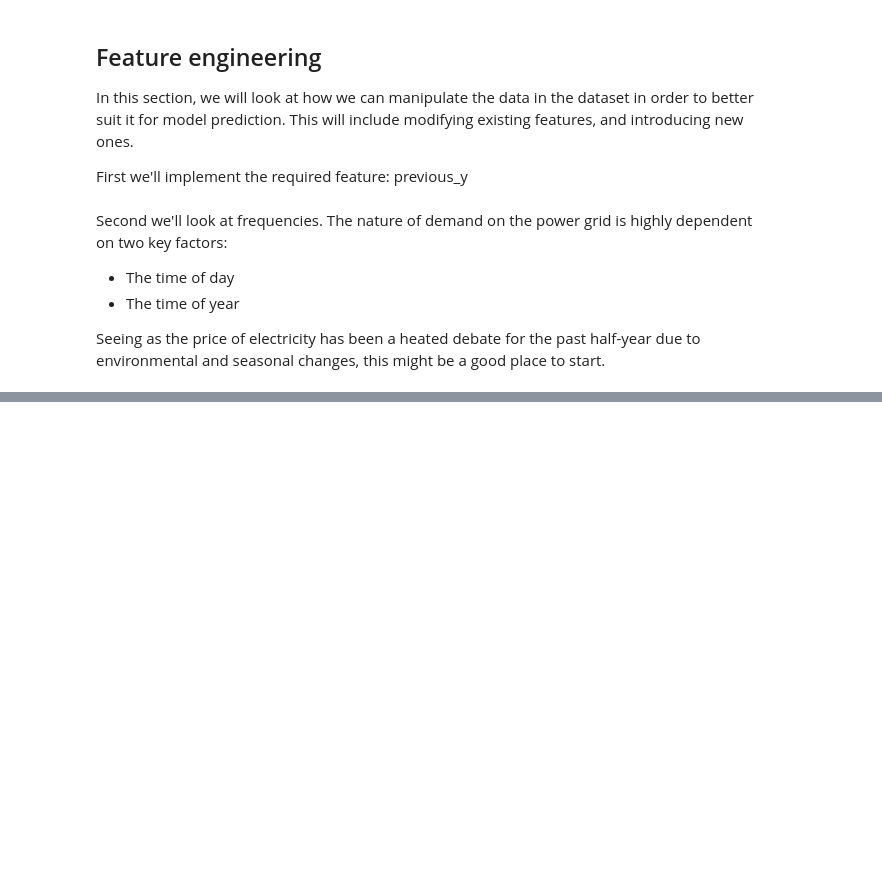
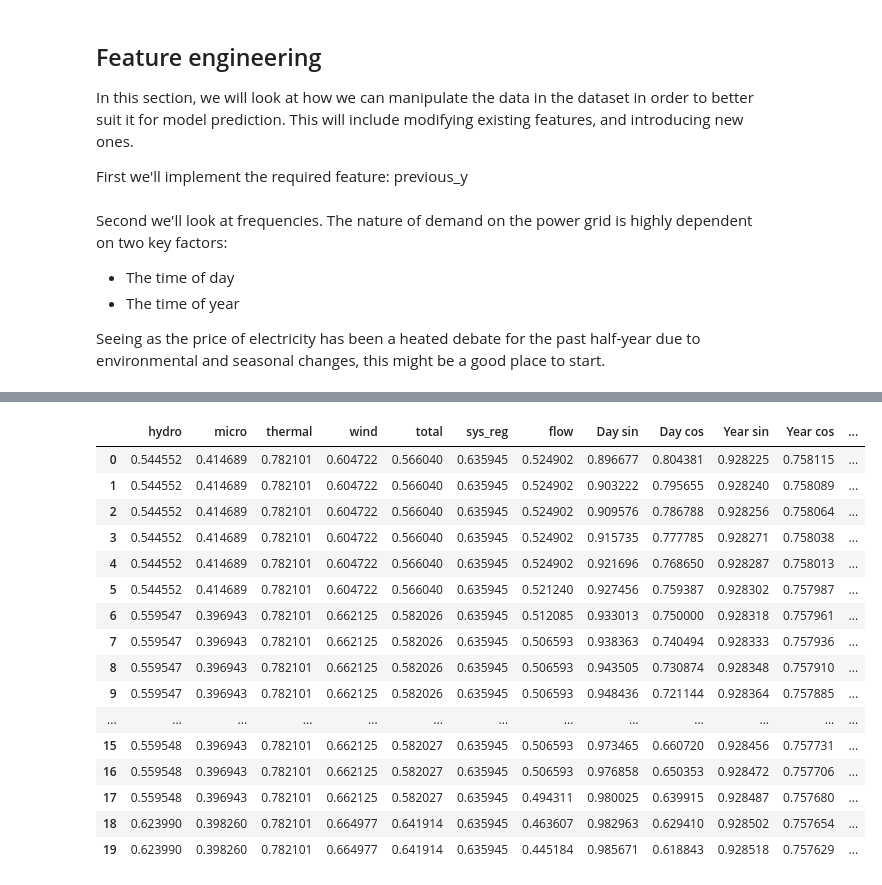
Before and after one commit to Mathipe98/IT3030-Projects, a Jupyter notebook: Project 3/start.ipynb, the cells around one changed output, grey strips where cells are left out. Saved outputs shown, nothing was run; the diff lists cells and outputs as text; code cells hidden in the pictures; blank space fills up the shorter version.

```diff
--- a/Project 3/start.ipynb
+++ b/Project 3/start.ipynb
@@ -117,0 +285,9 @@ df_test['Year cos'] = np.cos(df_test['start_time'] * (2 * np.pi / year))
+# %%
+df_train.drop(columns=['start_time', 'start_time_seconds'], inplace=True)
+df_test.drop(columns=['start_time', 'start_time_seconds'], inplace=True)
+# %%
+agent.fit_scalers_to_df(df_train)
+df_train = agent.transform_df(df_train)
+df_test = agent.transform_df(df_test)
+df_train = agent.add_previous_y_to_df(df_train)
+df_test = agent.add_previous_y_to_df(df_test)
@@ -138,8 +312 @@ agent = ag.Agent(
-# %%
-model = get_lstm_model()
-df_train = agent.add_previous_y_to_df(df_train, training=True)
-df_test = agent.add_previous_y_to_df(df_test, training=False)
-# %%
-df_train.drop(columns='start_time', inplace=True)
-df_test.drop(columns='start_time', inplace=True)
 # %%
@@ -150,4 +320,25 @@ loss_per_epoch = history.history['loss']
 plt.plot(range(len(loss_per_epoch)),loss_per_epoch)
 plt.xlabel('Epoch')
 plt.ylabel('Loss')
+# %%
+x_valid = df_test.drop("y", axis=1)
+x_valid.head(20)
+# %% [output]
+|  | hydro | micro | thermal | wind | total | sys_reg | flow | Day sin | Day cos | Year sin | Year cos | ... |
+| 0 | 0.544552 | 0.414689 | 0.782101 | 0.604722 | 0.566040 | 0.635945 | 0.524902 | 0.896677 | 0.804381 | 0.928225 | 0.758115 | ... |
+| 1 | 0.544552 | 0.414689 | 0.782101 | 0.604722 | 0.566040 | 0.635945 | 0.524902 | 0.903222 | 0.795655 | 0.928240 | 0.758089 | ... |
+| 2 | 0.544552 | 0.414689 | 0.782101 | 0.604722 | 0.566040 | 0.635945 | 0.524902 | 0.909576 | 0.786788 | 0.928256 | 0.758064 | ... |
+| 3 | 0.544552 | 0.414689 | 0.782101 | 0.604722 | 0.566040 | 0.635945 | 0.524902 | 0.915735 | 0.777785 | 0.928271 | 0.758038 | ... |
+| 4 | 0.544552 | 0.414689 | 0.782101 | 0.604722 | 0.566040 | 0.635945 | 0.524902 | 0.921696 | 0.768650 | 0.928287 | 0.758013 | ... |
+| 5 | 0.544552 | 0.414689 | 0.782101 | 0.604722 | 0.566040 | 0.635945 | 0.521240 | 0.927456 | 0.759387 | 0.928302 | 0.757987 | ... |
+| 6 | 0.559547 | 0.396943 | 0.782101 | 0.662125 | 0.582026 | 0.635945 | 0.512085 | 0.933013 | 0.750000 | 0.928318 | 0.757961 | ... |
+| 7 | 0.559547 | 0.396943 | 0.782101 | 0.662125 | 0.582026 | 0.635945 | 0.506593 | 0.938363 | 0.740494 | 0.928333 | 0.757936 | ... |
+| 8 | 0.559547 | 0.396943 | 0.782101 | 0.662125 | 0.582026 | 0.635945 | 0.506593 | 0.943505 | 0.730874 | 0.928348 | 0.757910 | ... |
+| 9 | 0.559547 | 0.396943 | 0.782101 | 0.662125 | 0.582026 | 0.635945 | 0.506593 | 0.948436 | 0.721144 | 0.928364 | 0.757885 | ... |
+| ... | ... | ... | ... | ... | ... | ... | ... | ... | ... | ... | ... | ... |
+| 15 | 0.559548 | 0.396943 | 0.782101 | 0.662125 | 0.582027 | 0.635945 | 0.506593 | 0.973465 | 0.660720 | 0.928456 | 0.757731 | ... |
+| 16 | 0.559548 | 0.396943 | 0.782101 | 0.662125 | 0.582027 | 0.635945 | 0.506593 | 0.976858 | 0.650353 | 0.928472 | 0.757706 | ... |
+| 17 | 0.559548 | 0.396943 | 0.782101 | 0.662125 | 0.582027 | 0.635945 | 0.494311 | 0.980025 | 0.639915 | 0.928487 | 0.757680 | ... |
+| 18 | 0.623990 | 0.398260 | 0.782101 | 0.664977 | 0.641914 | 0.635945 | 0.463607 | 0.982963 | 0.629410 | 0.928502 | 0.757654 | ... |
+| 19 | 0.623990 | 0.398260 | 0.782101 | 0.664977 | 0.641914 | 0.635945 | 0.445184 | 0.985671 | 0.618843 | 0.928518 | 0.757629 | ... |
 # %%
```
Also changed, not shown: parts of 23 cells of this notebook, 8 other files.
